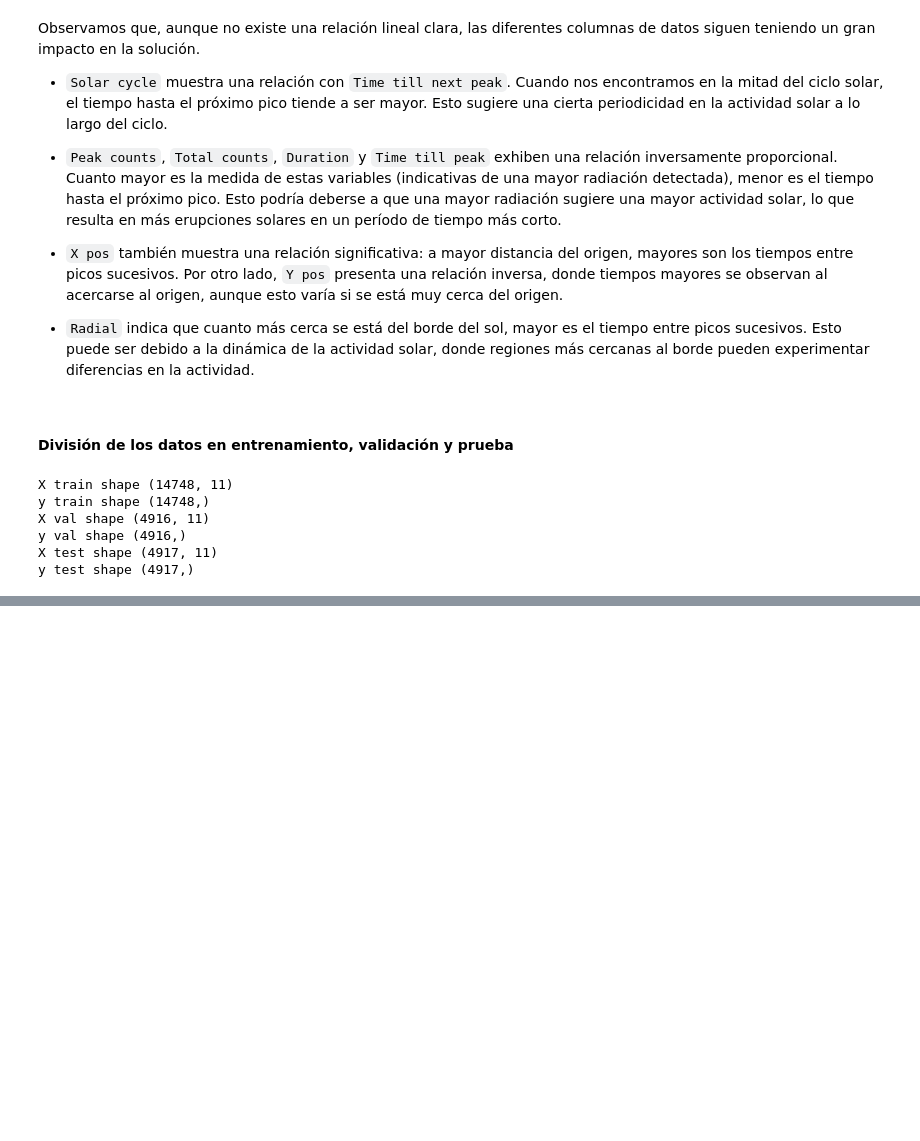
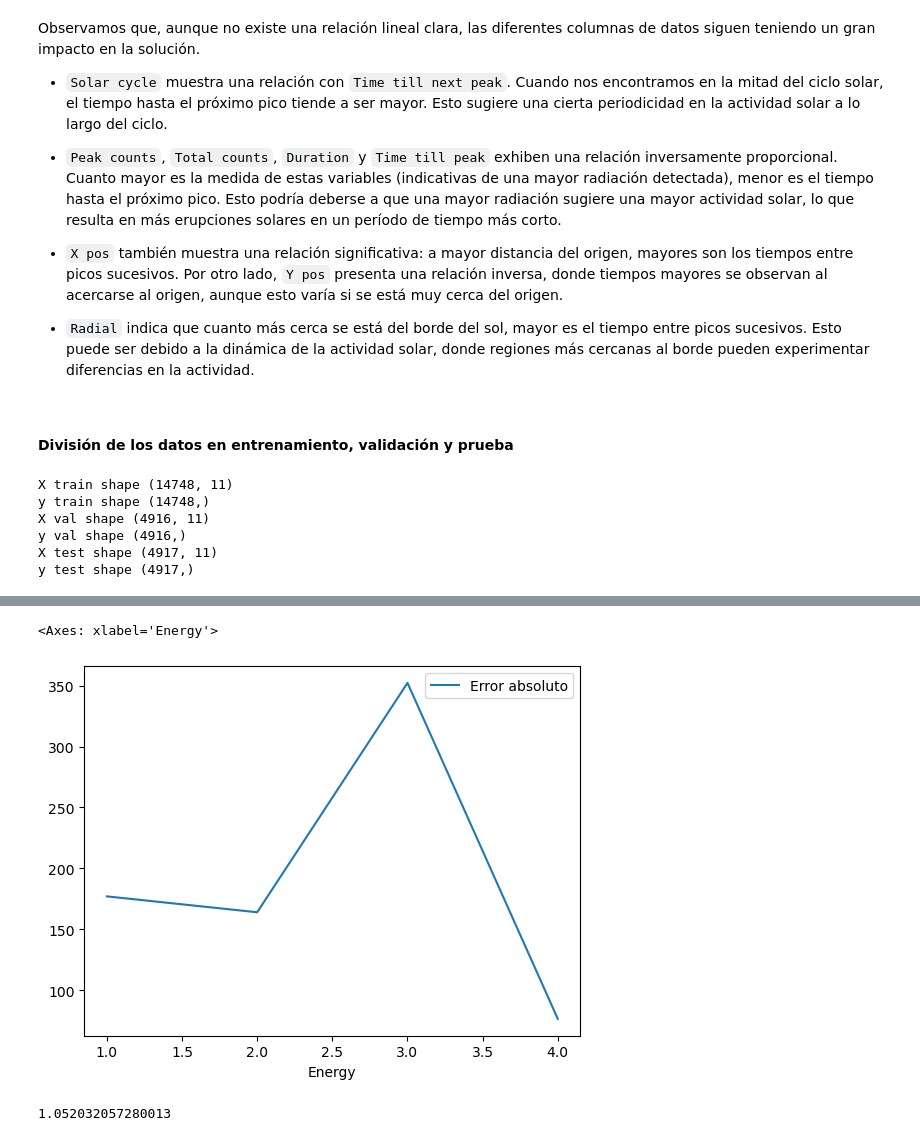
Before and after one commit to WonderfulAme/solar-flares, a Jupyter notebook: Notebook.ipynb, the cells around one changed output, grey strips where cells are left out. Drawn from its saved outputs; the diff is of its cells as text; code cells hidden in the pictures; blank space fills up the shorter version.

```diff
--- a/Notebook.ipynb
+++ b/Notebook.ipynb
@@ -884,0 +1060,13 @@ best_model.fit(x_train, y_train)
+# %%
+var_considerada = "Energy"
+
+data_marca_means = data_test.groupby(var_considerada, as_index=False)['Error absoluto'].median()
+data_marca_top_means = data_marca_means.sort_values(by=var_considerada)
+data_marca_top_means.plot.line(x = var_considerada)
+# %% [output]
+<Axes: xlabel='Energy'>
+[figure, added]
+# %%
+data_test[var_considerada].mean()
+# %% [output]
+1.052032057280013
```
Also changed, not shown: parts of 69 cells of this notebook, 2 other files.
